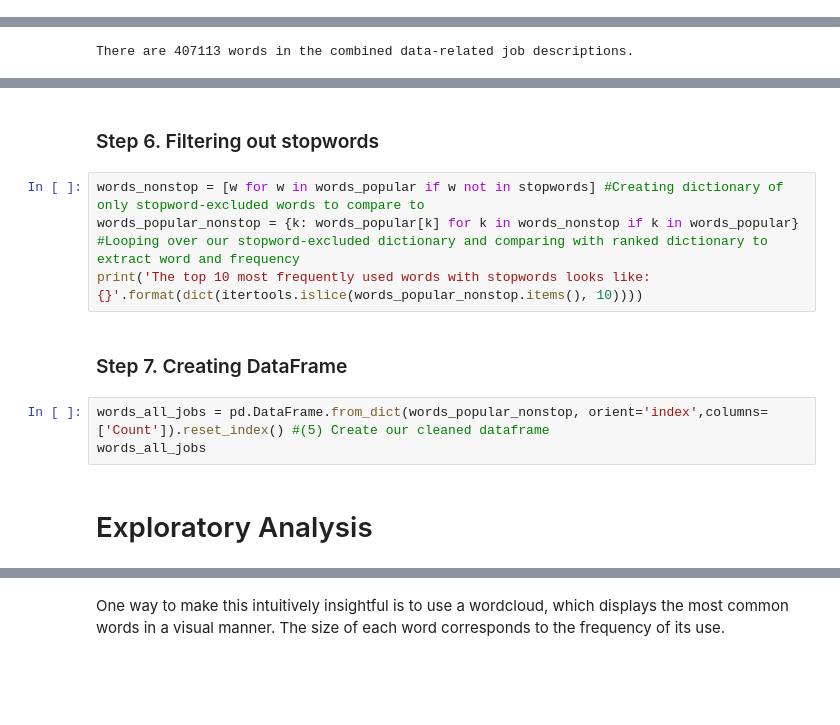
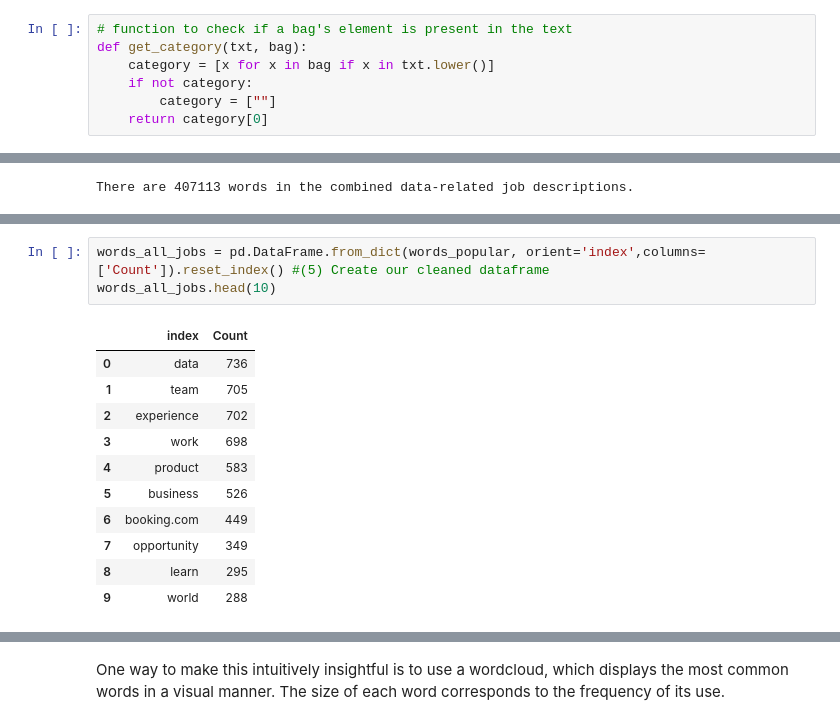
Before and after one commit to niekvanderzwaag/Booking.com, a Jupyter notebook: Analysis/Booking_Data_Jobs_Analysis.ipynb, the cells around one changed output, grey strips where cells are left out. Drawn from its saved outputs; the diff is of its cells as text; blank space fills up the shorter version.

```diff
--- a/Analysis/Booking_Data_Jobs_Analysis.ipynb
+++ b/Analysis/Booking_Data_Jobs_Analysis.ipynb
@@ -474,0 +473,7 @@ plt.tight_layout()
+# %%
+# function to check if a bag's element is present in the text
+def get_category(txt, bag):
+    category = [x for x in bag if x in txt.lower()]
+    if not category:
+        category = [""]
+    return category[0]
@@ -504,13 +508,15 @@ print('With ranking the first 10 words look like: {}'.format(dict(itertools.isli
-# %% [markdown]
-### Step 6.  Filtering out stopwords
-# %%
-words_nonstop = [w for w in words_popular if w not in stopwords] #Creating dictionary of only stopword-excluded words to compare to
-words_popular_nonstop = {k: words_popular[k] for k in words_nonstop if k in words_popular} #Looping over our stopword-excluded dictionary and comparing with ranked dictionary to extract word and frequency
-print('The top 10 most frequently used words with stopwords looks like: {}'.format(dict(itertools.islice(words_popular_nonstop.items(), 10))))
-# %% [markdown]
-### Step 7. Creating DataFrame
 # %%
-words_all_jobs = pd.DataFrame.from_dict(words_popular_nonstop, orient='index',columns=['Count']).reset_index() #(5) Create our cleaned dataframe
-words_all_jobs
+words_all_jobs = pd.DataFrame.from_dict(words_popular, orient='index',columns=['Count']).reset_index() #(5) Create our cleaned dataframe
+words_all_jobs.head(10)
+# %% [output]
+|  | index | Count |
+| 0 | data | 736 |
+| 1 | team | 705 |
+| 2 | experience | 702 |
+| 3 | work | 698 |
+| 4 | product | 583 |
+| 5 | business | 526 |
+| 6 | booking.com | 449 |
+| 7 | opportunity | 349 |
+| 8 | learn | 295 |
+| 9 | world | 288 |
-# %% [markdown]
-# Exploratory Analysis
```
Also changed, not shown: parts of 63 cells of this notebook.
